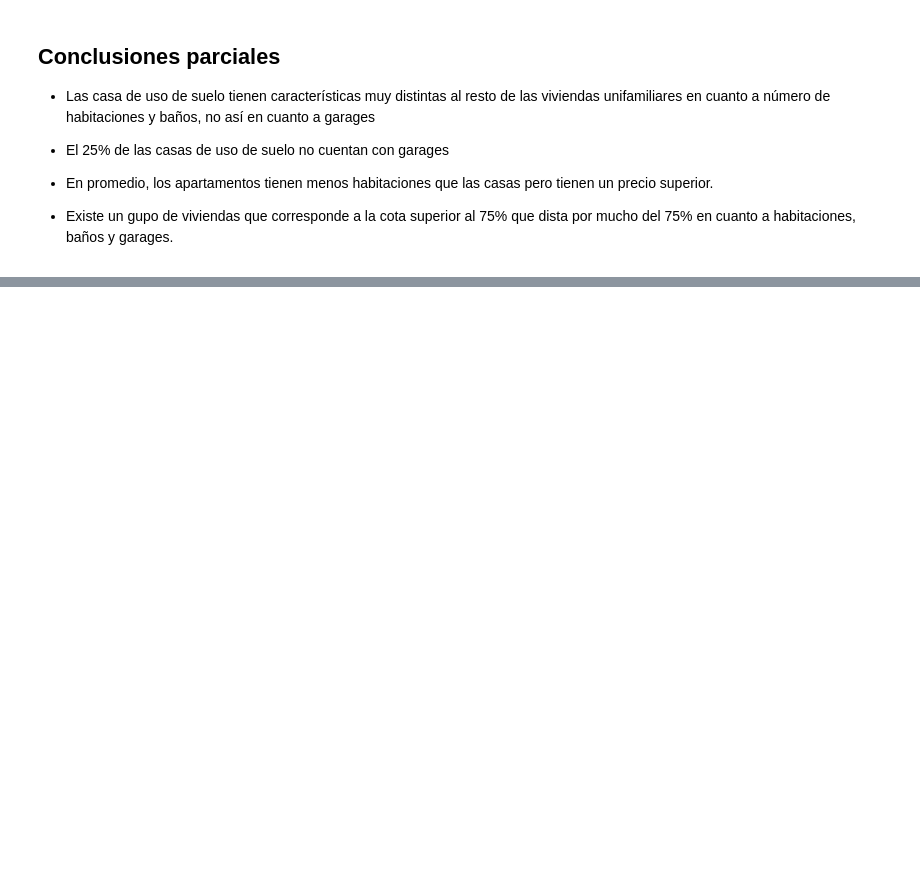
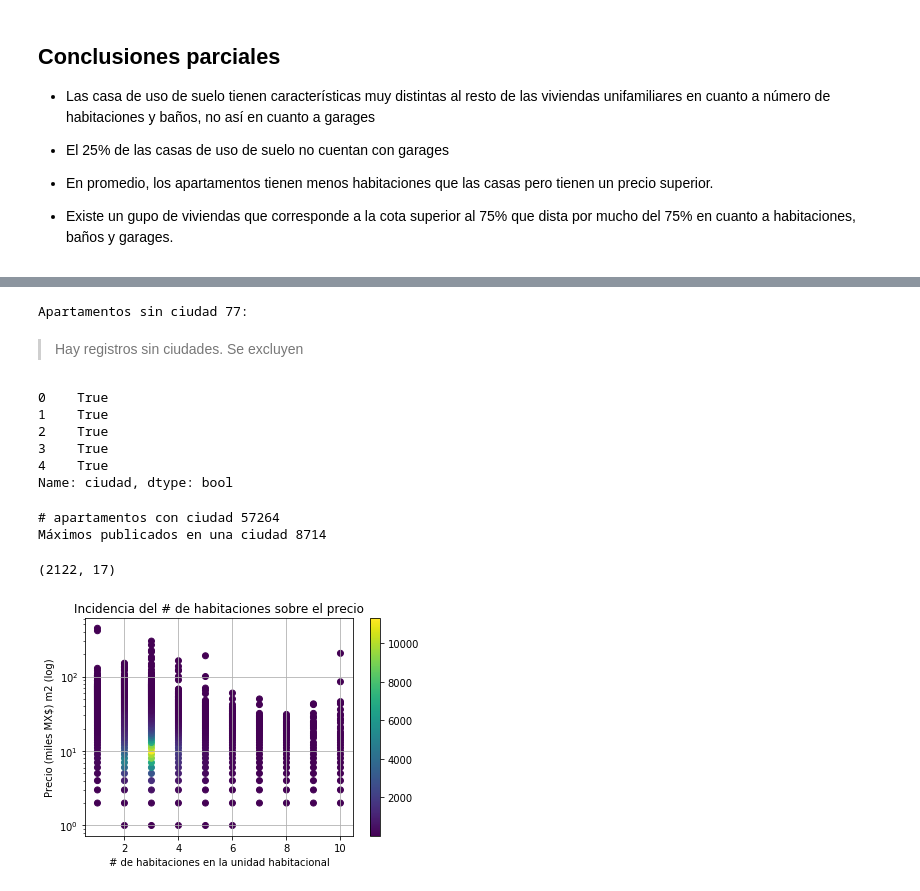
Before and after one commit to mrsoto/tp1_7506, a Jupyter notebook: mrs-analisis-nacional.ipynb, the cells around one changed output, grey strips where cells are left out. Drawn from its saved outputs; the diff is of its cells as text; code cells hidden in the pictures; blank space fills up the shorter version.

```diff
--- a/mrs-analisis-nacional.ipynb
+++ b/mrs-analisis-nacional.ipynb
@@ -123,0 +171,69 @@ analisis.drop('count')
+# %%
+apartamentos = viviendasdf.loc[:,'tipodepropiedad']=='Apartamento'
+apartamentosdf = viviendasdf.loc[apartamentos].drop('tipodepropiedad',axis=1).copy()
+
+print('Apartamentos sin ciudad %d:' % apartamentosdf.loc[apartamentos & viviendasdf['ciudad'].isna(),['ciudad']].shape[0])
+# %% [output]
+Apartamentos sin ciudad 77:
+# %% [markdown]
+> Hay registros sin ciudades. Se excluyen
+# %%
+apartamentosConCiudad = viviendasdf.loc[:,'ciudad'].notna()
+apartamentosConCiudad.head()
+# %% [output]
+0    True
+1    True
+2    True
+3    True
+4    True
+Name: ciudad, dtype: bool
+# %%
+# Cuidad con mayor cantidad de publicaciones
+
+apartamentosdf = viviendasdf.loc[apartamentos & apartamentosConCiudad]\
+    .drop('tipodepropiedad',axis=1).copy()
+
+print('# apartamentos con ciudad %d' % apartamentosdf.shape[0])
+
+apartamentosdf['cantidadporciudad'] = \
+    apartamentosdf\
+        .groupby(['provincia','ciudad'])\
+        ['ciudad']\
+        .transform('count').rename('cantidad').reset_index()\
+        .loc[:,'cantidad']
+
+cantidadMaxPorCiudad = apartamentosdf.loc[:, 'cantidadporciudad'].max()
+
+print('Máximos publicados en una ciudad %d' % cantidadMaxPorCiudad)
+
+apartamentosSeleccionadosdf = apartamentosdf.loc[apartamentosdf.loc[:,'cantidadporciudad'] == cantidadMaxPorCiudad,:]
+
+#viviendasdf.loc[apartamentos & viviendasdf['ciudad'].notna(),['tipodepropiedad','cuidad','cantidadporciudad']].head()
+#apartamentos & viviendasdf['ciudad'].notna()
+#viviendasdf.loc[apartamentos,['tipodepropiedad','cuidad','cantidadporciudad']]
+
+#viviendasdf[viviendasdf.loc[apartamentos].cantidadporciudad == cantidadMaxPorCiudad].shape
+#viviendasdf.loc[apartamentos].cantidadporciudad == cantidadMaxPorCiudad
+apartamentosSeleccionadosdf.shape
+# %% [output]
+# apartamentos con ciudad 57264
+Máximos publicados en una ciudad 8714
+(2122, 17)
+# %%
+data=viviendasdf.loc[viviendasConPrecios,:]\
+    .groupby(['habitaciones','precio_miles_metroscubiertos'])\
+    ['precio_miles_metroscubiertos']\
+    .count().rename('cantidad').reset_index()
+
+plt.scatter('habitaciones','precio_miles_metroscubiertos',c='cantidad',data=data, cmap='viridis')
+plt.title('Incidencia del # de habitaciones sobre el precio')
+plt.ylabel('Precio (miles MX$) m2 (log)')
+plt.xlabel('# de habitaciones en la unidad habitacional')
+plt.yscale('log')
+plt.grid(True)
+plt.colorbar()
+
+plt.show()
+None
+# %% [output]
+[figure, added]
```
Also changed, not shown: parts of 16 cells of this notebook.
